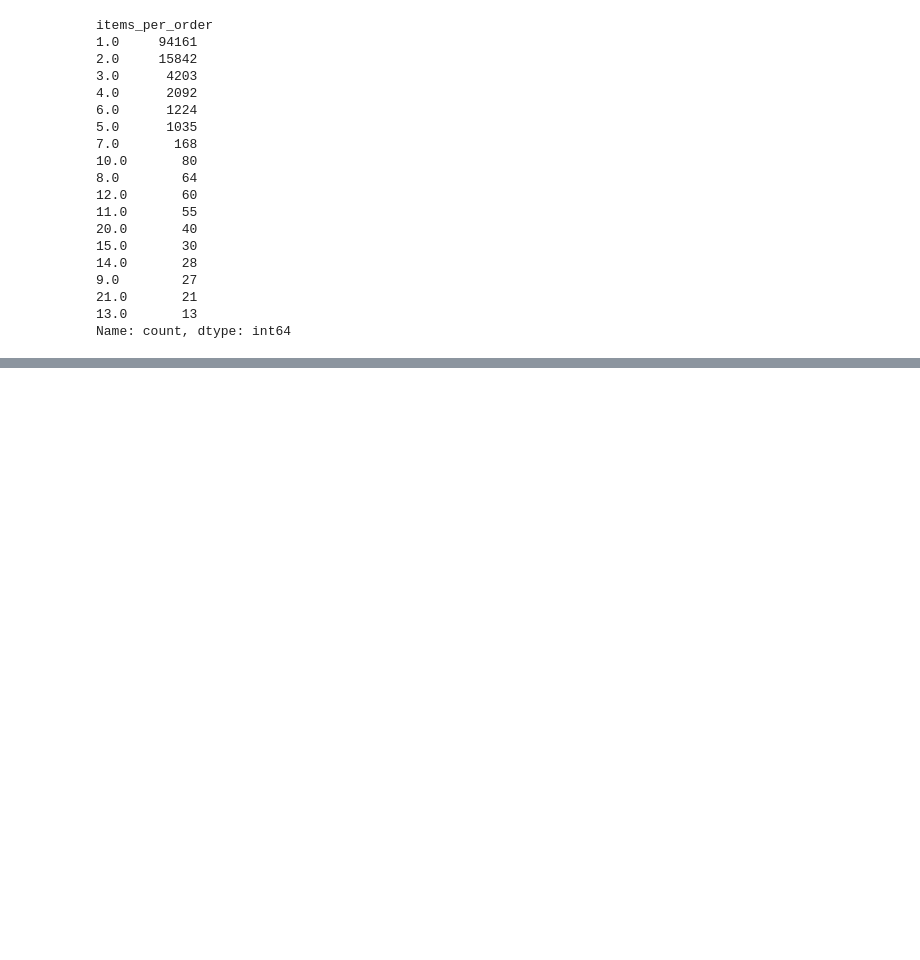
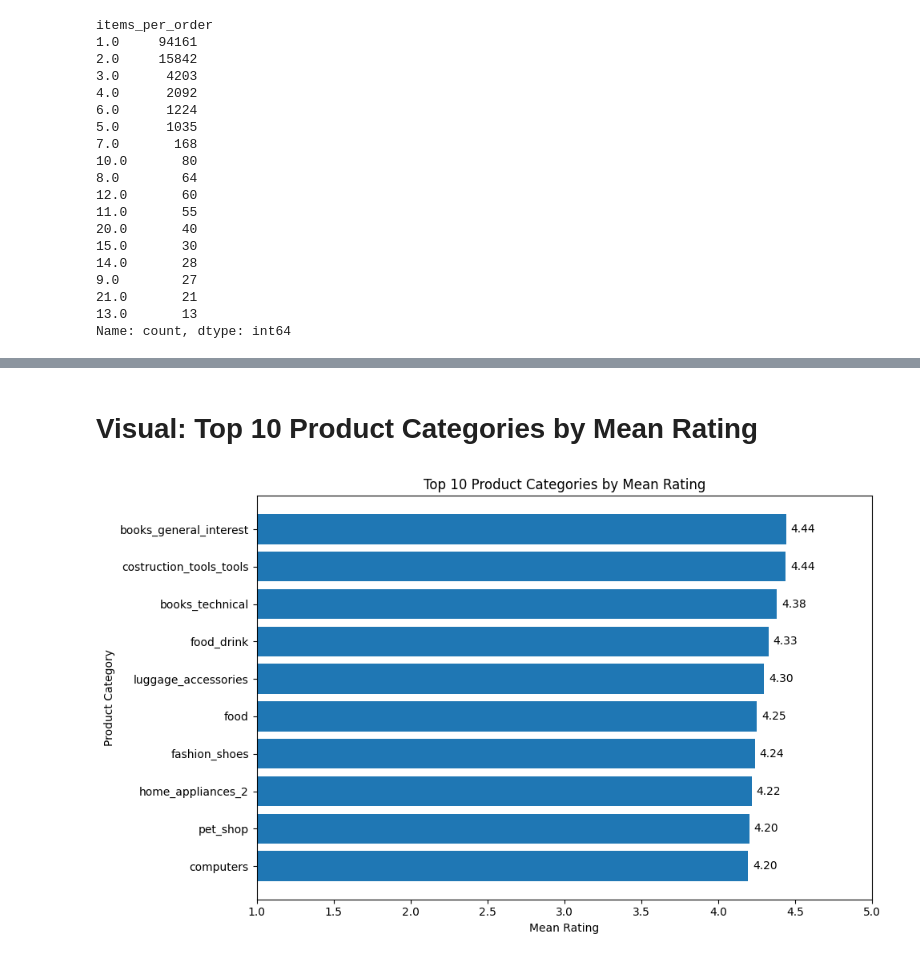
Before and after one commit to Mar-SHieee/Customer-Rating-Prediction, a Jupyter notebook: Customer_Rating_Prediction.ipynb, the cells around one changed output, grey strips where cells are left out. Cells and saved outputs as stored; diff of their text form; code cells hidden in the pictures; blank space fills up the shorter version.

```diff
--- a/Customer_Rating_Prediction.ipynb
+++ b/Customer_Rating_Prediction.ipynb
@@ -979,0 +1259,49 @@ df
+# %% [markdown]
+# Visual: Top 10 Product Categories by Mean Rating
+# %%
+
+if category_col:
+
+    # Calculate mean rating + number of ratings per category
+    category_plot = (
+        df.groupby(category_col, observed=True)["rating"]
+          .agg(["mean", "count"])
+          .rename(columns={"mean": "mean_rating", "count": "rating_count"})
+    )
+
+    # Keep only categories with enough ratings
+    category_plot = (
+        category_plot[category_plot["rating_count"] >= 100]
+        .sort_values("mean_rating", ascending=False)
+        .head(10)
+        .sort_values("mean_rating", ascending=True)
+    )
+
+    # Plot
+    plt.figure(figsize=(10, 6))
+
+    bars = plt.barh(
+        category_plot.index,
+        category_plot["mean_rating"]
+    )
+
+    plt.title("Top 10 Product Categories by Mean Rating")
+    plt.xlabel("Mean Rating")
+    plt.ylabel("Product Category")
+
+    # Rating range
+    plt.xlim(1, 5)
+
+    # Add rating value at the end of each bar
+    for bar, value in zip(bars, category_plot["mean_rating"]):
+        plt.text(
+            value + 0.03,
+            bar.get_y() + bar.get_height() / 2,
+            f"{value:.2f}",
+            va="center"
+        )
+
+    plt.tight_layout()
+    plt.show()
+# %% [output]
+[figure, added]
```
Also changed, not shown: parts of 34 cells of this notebook.
